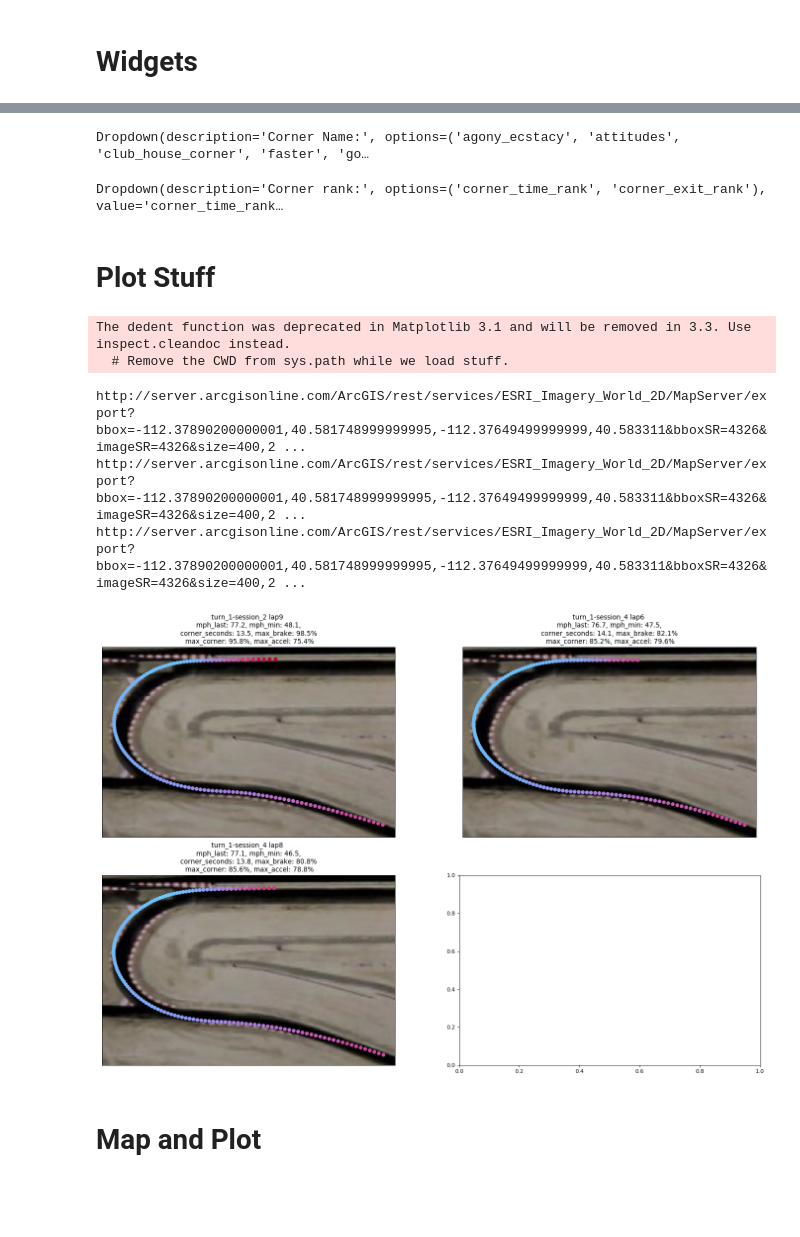
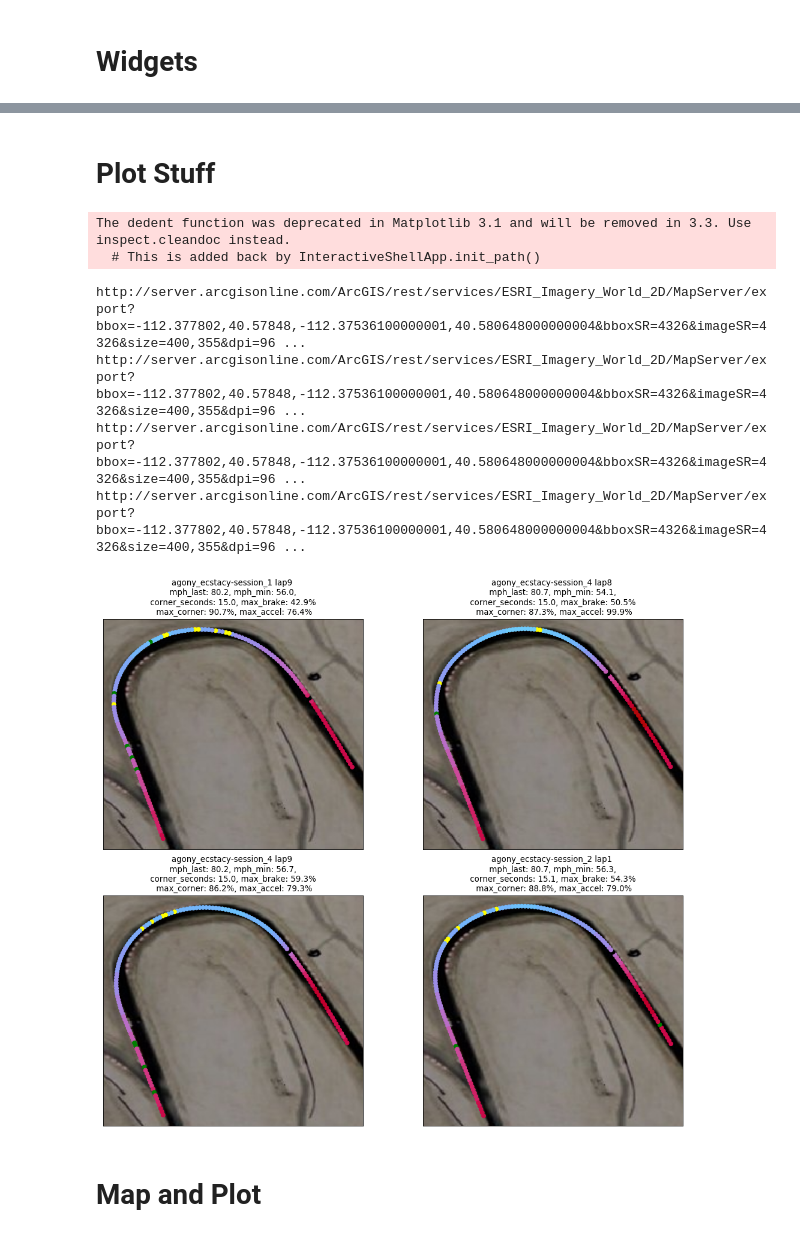
Before and after one commit to bruggles/racing_data, a Jupyter notebook: race_data.ipynb, the cells around one changed output, grey strips where cells are left out. Drawn from its saved outputs; the diff is of its cells as text; code cells hidden in the pictures; blank space fills up the shorter version.

```diff
--- a/race_data.ipynb
+++ b/race_data.ipynb
@@ -395,26 +477,17 @@ corner_times = rd_clean[rd_clean.lap_name.isin(lap_filter)].groupby('lap_corner'
 corner_times.columns = corner_times.columns.map('_'.join).str.strip('_')
 corner_times['corner_time'] = corner_times['lap_time_max'] - corner_times['lap_time_min']
 corner_times['corner_seconds'] = time_conv(corner_times['corner_time'])['seconds']
-corner_times['corner_time_rank'] = corner_times.groupby('corner_name_min')['corner_time'].rank()
-corner_times['corner_exit_rank'] = corner_times.groupby('corner_name_min')['mph_last'].rank(ascending = False)
+corner_times['corner_time_rank'] = corner_times.groupby('corner_name_min')['corner_time'].rank(method = 'dense')
+corner_times['corner_exit_rank'] = corner_times.groupby('corner_name_min')['mph_last'].rank(ascending = False, method = 'dense')
 # %% [markdown]
 # Widgets
 # %%
-lap_or_corner = widgets.Dropdown(
-    options=['Lap', 'Corner'],
-    description='Lap or Corner:',
+analysis_set = widgets.Dropdown(
+    options=['Top 4', 'Top and Bottom'],
+    description='Analyze:',
     disabled=False,
 )
-analysis_set = widgets.Dropdown(
-    options=['Top 4', 'Top and Bottom'],
-    description='Analize:',
-    disabled=False,
-)
-visual_type = widgets.Dropdown(
-    options=['Small Multiples', 'Overlay'],
-    description='Visualization Type:',
-    disabled=False,
-)
+
 corner_options = corner_times['corner_name_min'].unique()
 corner_nm = widgets.Dropdown(
     options=corner_options,
@@ -422,12 +495,19 @@ corner_nm = widgets.Dropdown(
     disabled=False,
 )
 corner_rank = widgets.Dropdown(
-    options=['corner_time_rank','corner_exit_rank'],
+    options=['corner_exit_rank','corner_time_rank'],
     description='Corner rank:',
     disabled=False,
 )
-display(lap_or_corner)
+gradient_type = widgets.Dropdown(
+    options=['speed_phase','speed','corner','brake','accel'],
+    description='Corner rank:',
+    disabled=False,
+)
+
 display(analysis_set)
-display(visual_type)
+display(corner_nm)
+display(corner_rank)
+display(gradient_type)
 # %% [output]
 [interactive output not drawn]
@@ -436,10 +517,3 @@ display(visual_type)
-# %%
-if lap_or_corner.value == "Corner":
-    display(corner_nm)
-    display(corner_rank)
-# %% [output]
-Dropdown(description='Corner Name:', options=('agony_ecstacy', 'attitudes', 'club_house_corner', 'faster', 'go…
-Dropdown(description='Corner rank:', options=('corner_time_rank', 'corner_exit_rank'), value='corner_time_rank…
 # %%
 pre_vis_df_list = []
 vis_df_list = []
@@ -488,23 +560,25 @@ lat_min, lat_max, lon_min, lon_max = plot_bounds(vis_df_list[0]['lattitude'],vis
 # %%
 axis_names = [[0,0],[0,1],[1,0],[1,1]]
 ratio = 1/((lat_max-lat_min)/(lon_max-lon_min))
 size = 14
 
-fig, axs = plt.subplots(2, 2, figsize=(size*ratio, size), dpi=80)
+fig, axs = plt.subplots(2,2, figsize=(size*ratio, size), dpi=80)
 
-for i,data in enumerate(vis_df_list):
-    axs[axis_names[i][0],axis_names[i][1]].scatter(data['longitude'],data['lattitude'], c=data['speed_gradient'])
-    axs[axis_names[i][0],axis_names[i][1]].set_title("%s \n %s" % (vis_title_list[i],vis_meta_list[i]))
-    map = Basemap(llcrnrlon=lon_min,urcrnrlon=lon_max,llcrnrlat=lat_min,urcrnrlat=lat_max,resolution = 'c', ax = axs[axis_names[i][0],axis_names[i][1]])
+for i,axis_names in enumerate(axis_names):
+    data = vis_df_list[i]
+    axs[axis_names[0],axis_names[1]].scatter(data['longitude'],data['lattitude'], c=data['gradient'])
+    axs[axis_names[0],axis_names[1]].set_title("%s \n %s" % (vis_title_list[i],vis_meta_list[i]))
+    map = Basemap(llcrnrlon=lon_min,urcrnrlon=lon_max,llcrnrlat=lat_min,urcrnrlat=lat_max,resolution = 'c', ax = axs[axis_names[0],axis_names[1]])
     map.arcgisimage(service='ESRI_Imagery_World_2D', verbose= True)
 plt.show()
 # %% [output]
 The dedent function was deprecated in Matplotlib 3.1 and will be removed in 3.3. Use inspect.cleandoc instead.
-  # Remove the CWD from sys.path while we load stuff.
+  # This is added back by InteractiveShellApp.init_path()
-http://server.arcgisonline.com/ArcGIS/rest/services/ESRI_Imagery_World_2D/MapServer/export?bbox=-112.37890200000001,40.581748999999995,-112.37649499999999,40.583311&bboxSR=4326&imageSR=4326&size=400,2 ...
-http://server.arcgisonline.com/ArcGIS/rest/services/ESRI_Imagery_World_2D/MapServer/export?bbox=-112.37890200000001,40.581748999999995,-112.37649499999999,40.583311&bboxSR=4326&imageSR=4326&size=400,2 ...
-http://server.arcgisonline.com/ArcGIS/rest/services/ESRI_Imagery_World_2D/MapServer/export?bbox=-112.37890200000001,40.581748999999995,-112.37649499999999,40.583311&bboxSR=4326&imageSR=4326&size=400,2 ...
+http://server.arcgisonline.com/ArcGIS/rest/services/ESRI_Imagery_World_2D/MapServer/export?bbox=-112.377802,40.57848,-112.37536100000001,40.580648000000004&bboxSR=4326&imageSR=4326&size=400,355&dpi=96 ...
+http://server.arcgisonline.com/ArcGIS/rest/services/ESRI_Imagery_World_2D/MapServer/export?bbox=-112.377802,40.57848,-112.37536100000001,40.580648000000004&bboxSR=4326&imageSR=4326&size=400,355&dpi=96 ...
+http://server.arcgisonline.com/ArcGIS/rest/services/ESRI_Imagery_World_2D/MapServer/export?bbox=-112.377802,40.57848,-112.37536100000001,40.580648000000004&bboxSR=4326&imageSR=4326&size=400,355&dpi=96 ...
+http://server.arcgisonline.com/ArcGIS/rest/services/ESRI_Imagery_World_2D/MapServer/export?bbox=-112.377802,40.57848,-112.37536100000001,40.580648000000004&bboxSR=4326&imageSR=4326&size=400,355&dpi=96 ...
-[figure, old version]
+[figure, new version]
 # %% [markdown]
 # Map and Plot
 # %%
```
Also changed, not shown: parts of 16 cells of this notebook.
